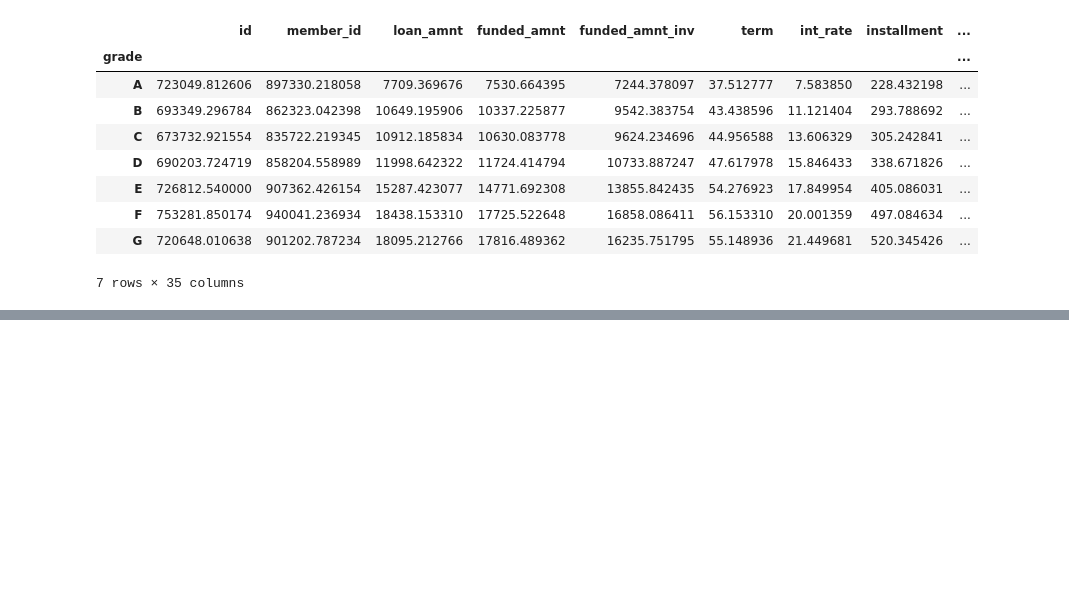
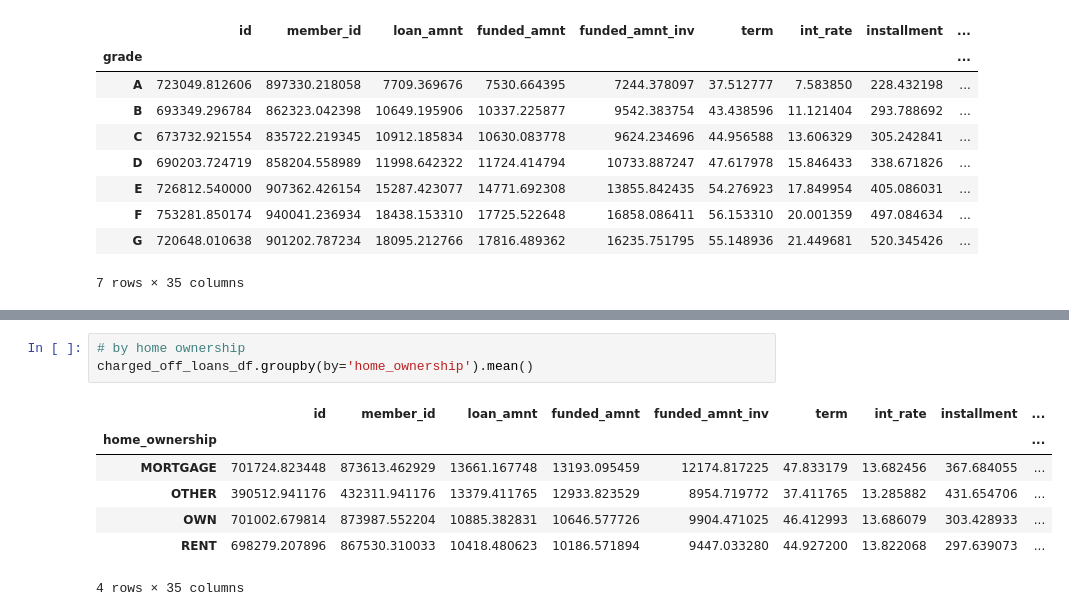
Before and after one commit to udaykirankavaturu/lending-club-case-study, a Jupyter notebook: uday_kiran_kavaturu.ipynb, the cells around one changed output, grey strips where cells are left out. Drawn from its saved outputs; the diff is of its cells as text; blank space fills up the shorter version.

```diff
--- a/uday_kiran_kavaturu.ipynb
+++ b/uday_kiran_kavaturu.ipynb
@@ -624,0 +689,11 @@ charged_off_loans_df.groupby(by='grade').mean()
+# %%
+# by home ownership
+charged_off_loans_df.groupby(by='home_ownership').mean()
+# %% [output]
+|  | id | member_id | loan_amnt | funded_amnt | funded_amnt_inv | term | int_rate | installment | ... |
+| home_ownership |  |  |  |  |  |  |  |  | ... |
+| MORTGAGE | 701724.823448 | 873613.462929 | 13661.167748 | 13193.095459 | 12174.817225 | 47.833179 | 13.682456 | 367.684055 | ... |
+| OTHER | 390512.941176 | 432311.941176 | 13379.411765 | 12933.823529 | 8954.719772 | 37.411765 | 13.285882 | 431.654706 | ... |
+| OWN | 701002.679814 | 873987.552204 | 10885.382831 | 10646.577726 | 9904.471025 | 46.412993 | 13.686079 | 303.428933 | ... |
+| RENT | 698279.207896 | 867530.310033 | 10418.480623 | 10186.571894 | 9447.033280 | 44.927200 | 13.822068 | 297.639073 | ... |
+4 rows × 35 columns
```
Also changed, not shown: parts of 8 cells of this notebook.
